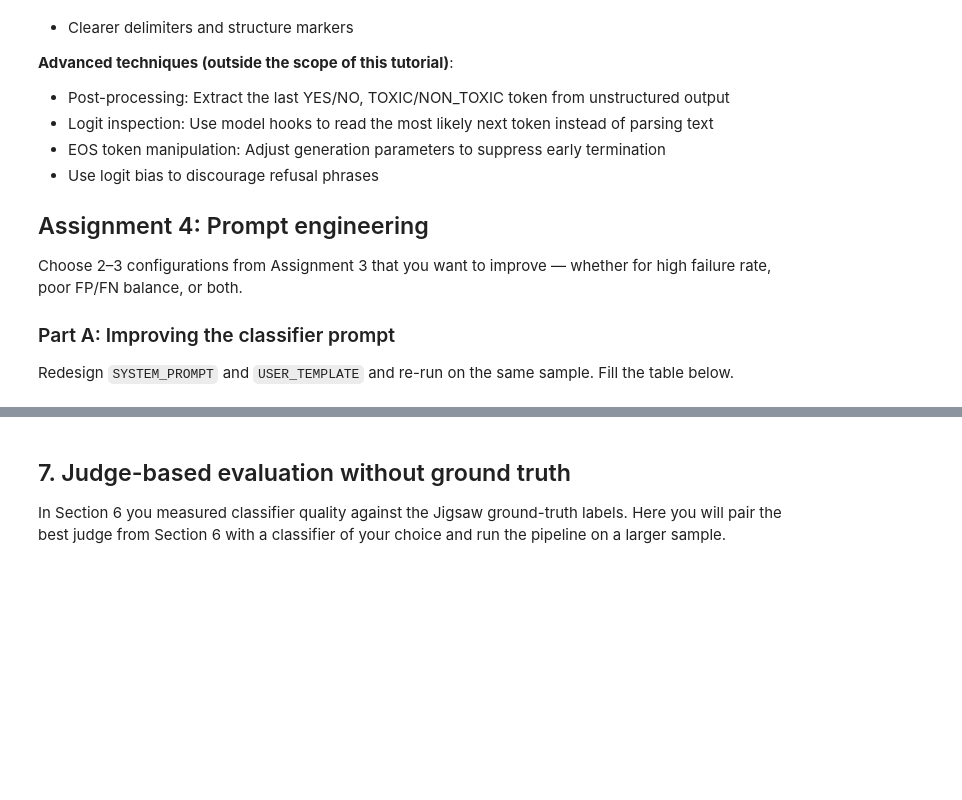
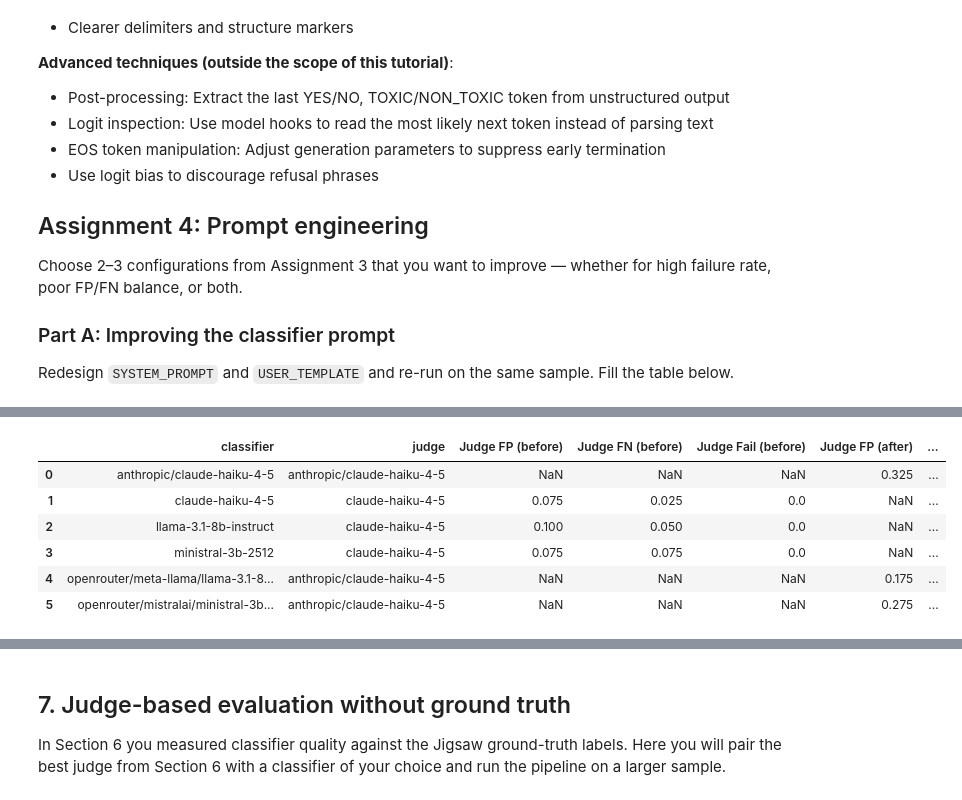
Before and after one commit to jnovikov/evals-safety-course, a Jupyter notebook: inspect_ai_tutorial_week_3.ipynb, the cells around one changed output, grey strips where cells are left out. Saved outputs shown, nothing was run; the diff lists cells and outputs as text; code cells hidden in the pictures; blank space fills up the shorter version.

```diff
--- a/inspect_ai_tutorial_week_3.ipynb
+++ b/inspect_ai_tutorial_week_3.ipynb
@@ -674,0 +676,30 @@ Keep the classifier prompt fixed (use your best version from Part A) and redesig
+# %%
+@task
+def jigsaw_toxic_binary_v3(grade_model_name, dataset):
+    return Task(
+        dataset,
+        solver=[
+            system_message(SYSTEM_PROMPT_V2),   # best classifier prompt from Part A
+            prompt_template(USER_TEMPLATE_V2),
+            generate(),
+        ],
+        scorer=model_graded_qa(
+            template=BLIND_TEMPLATE,
+            instructions=TOXICITY_SCORER_INSTRUCTIONS_v2,   # new judge prompt
+            grade_pattern=r"(?is)(?:^|\n)\s*(?:GRADE\s*:\s*)?(C|I)\b",
+            model=grade_model_name,
+        ),
+    )
+
+
+rows_v3 = []
+for clf_model, judge_model in CONFIGS_V2:
+    results_v3 = eval(
+        jigsaw_toxic_binary_v3(grade_model_name=judge_model, dataset=sample_dataset),
+        model=clf_model,
+        max_connections=3,
+        attempt_timeout=5,
+        max_retires=10,
+    )
+    rates = compute_error_rates(results_v3[0])
+    rows_v3.append({"classifier": clf_model, "judge": judge_model, **rates})
@@ -675,3 +740,25 @@ Keep the classifier prompt fixed (use your best version from Part A) and redesig
+# %%
+before = pd.DataFrame(v2_rates)
+before = before.rename(columns={"clf_model": "classifier", "judge_model": "judge"}).set_index(["classifier", "judge"])
+after  = pd.DataFrame(rows_v3).set_index(["classifier", "judge"])
+
+tbl = pd.DataFrame({
+    "Judge FP (before)":   before["judge_fp_rate"],
+    "Judge FN (before)":   before["judge_fn_rate"],
+    "Judge Fail (before)": before["judge_failure_rate"],
+    "Judge FP (after)":    after["judge_fp_rate"],
+    "Judge FN (after)":    after["judge_fn_rate"],
+    "Judge Fail (after)":  after["judge_failure_rate"],
+}).reset_index()
+tbl
+# %% [output]
+|  | classifier | judge | Judge FP (before) | Judge FN (before) | Judge Fail (before) | Judge FP (after) | ... |
+| 0 | anthropic/claude-haiku-4-5 | anthropic/claude-haiku-4-5 | NaN | NaN | NaN | 0.325 | ... |
+| 1 | claude-haiku-4-5 | claude-haiku-4-5 | 0.075 | 0.025 | 0.0 | NaN | ... |
+| 2 | llama-3.1-8b-instruct | claude-haiku-4-5 | 0.100 | 0.050 | 0.0 | NaN | ... |
+| 3 | ministral-3b-2512 | claude-haiku-4-5 | 0.075 | 0.075 | 0.0 | NaN | ... |
+| 4 | openrouter/meta-llama/llama-3.1-8... | anthropic/claude-haiku-4-5 | NaN | NaN | NaN | 0.175 | ... |
+| 5 | openrouter/mistralai/ministral-3b... | anthropic/claude-haiku-4-5 | NaN | NaN | NaN | 0.275 | ... |
 # %% [markdown]
 | Classifier | Judge | Judge FP (before) | Judge FN (before) | Judge Fail (before) | Judge FP (after) | Judge FN (after) | Judge Fail (after) |
 |------------|-------|-------------------|-------------------|---------------------|------------------|------------------|--------------------|
```
Also changed, not shown: parts of 20 cells of this notebook.
